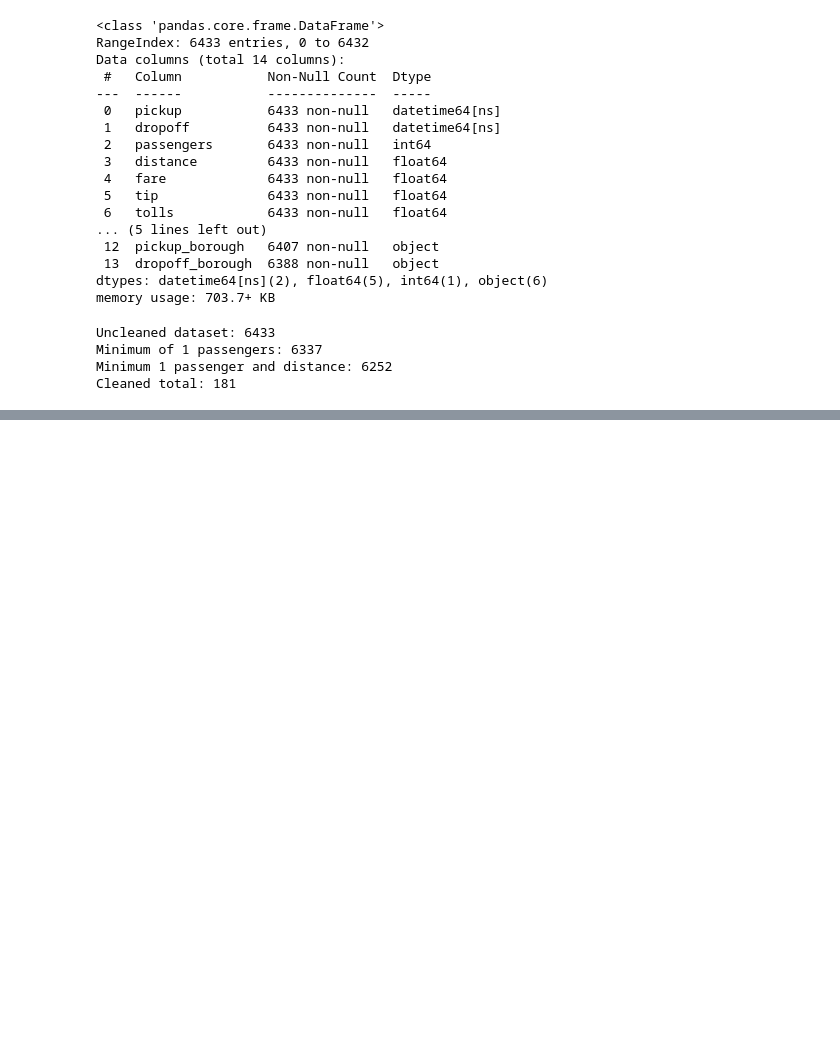
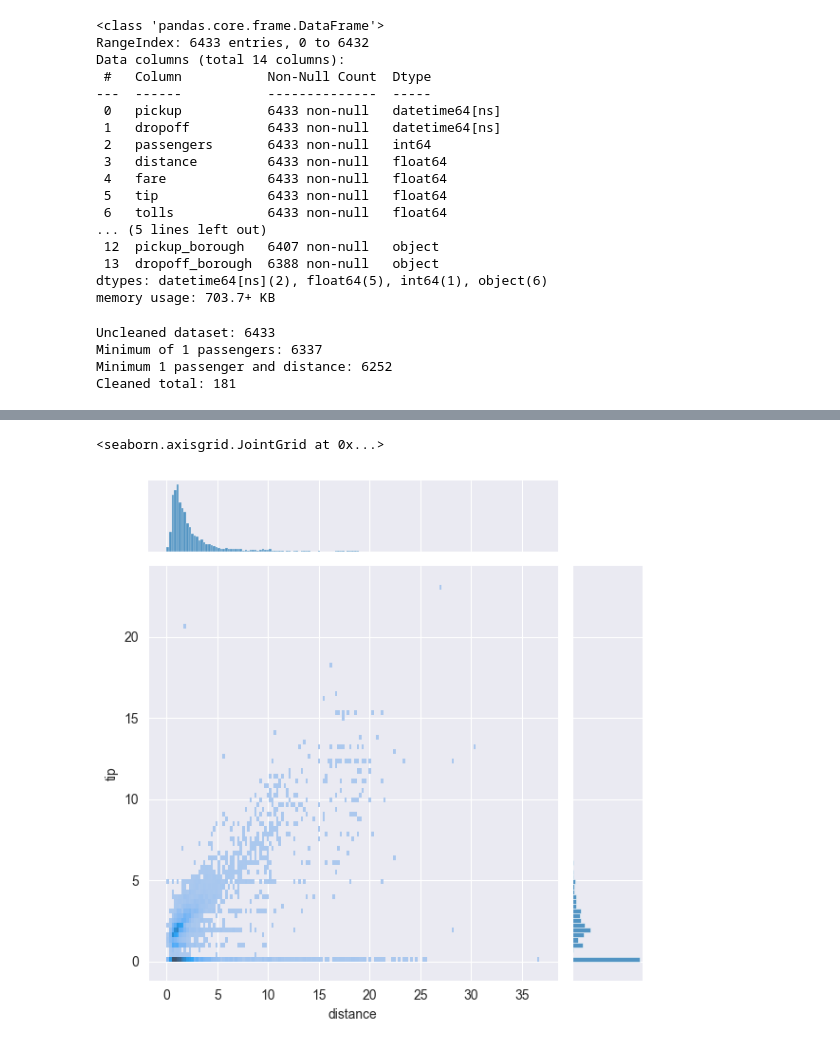
Before and after one commit to MagicalGlove/MachineLearning, a Jupyter notebook: Ola 1.ipynb, the cells around one changed output, grey strips where cells are left out. Cells and saved outputs as stored; diff of their text form; code cells hidden in the pictures; blank space fills up the shorter version.

```diff
--- a/Ola 1.ipynb
+++ b/Ola 1.ipynb
@@ -109,0 +116,5 @@ sns.jointplot(data=timeData,x="distance", y="fare", kind="hist")
+# %%
+sns.jointplot(data=timeData,x="distance", y="tip", kind="hist")
+# %% [output]
+<seaborn.axisgrid.JointGrid at 0x...>
+[figure, added]
```
Also changed, not shown: parts of 12 cells of this notebook.
